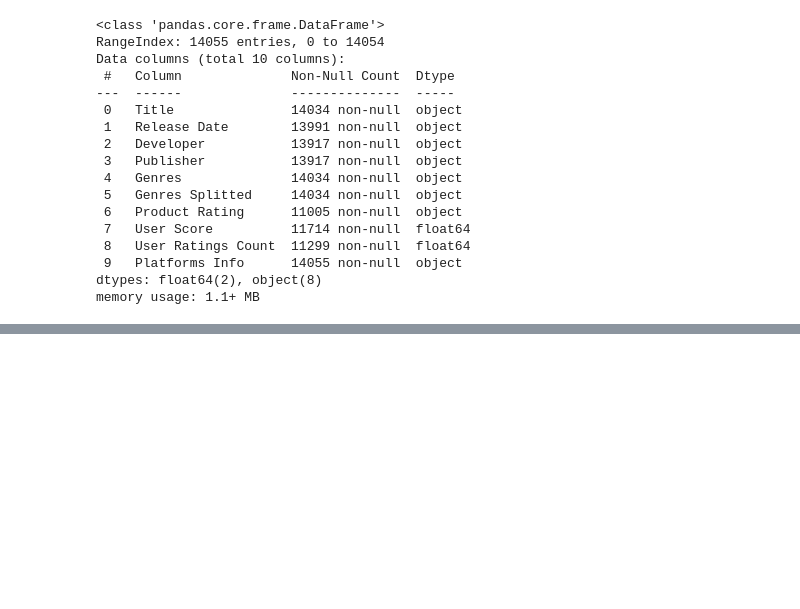
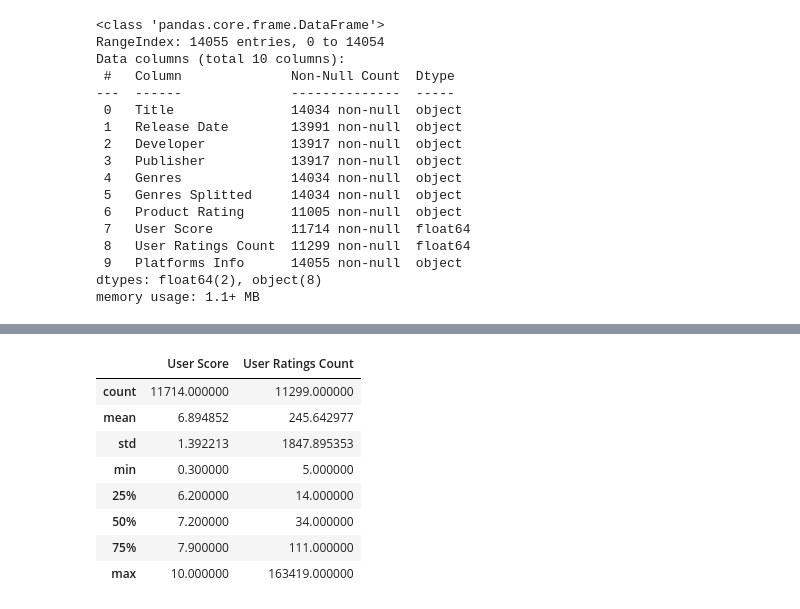
Before and after one commit to DustySpartan32/Portfolio---Data-Analyst, a Jupyter notebook: Workbook.ipynb, the cells around one changed output, grey strips where cells are left out. Saved outputs shown, nothing was run; the diff lists cells and outputs as text; code cells hidden in the pictures; blank space fills up the shorter version.

```diff
--- a/Workbook.ipynb
+++ b/Workbook.ipynb
@@ -46,0 +104,13 @@ memory usage: 1.1+ MB
+# %%
+user_scoring_summary = df[['Publisher', 'User Score', 'User Ratings Count']].describe()
+user_scoring_summary
+# %% [output]
+|  | User Score | User Ratings Count |
+| count | 11714.000000 | 11299.000000 |
+| mean | 6.894852 | 245.642977 |
+| std | 1.392213 | 1847.895353 |
+| min | 0.300000 | 5.000000 |
+| 25% | 6.200000 | 14.000000 |
+| 50% | 7.200000 | 34.000000 |
+| 75% | 7.900000 | 111.000000 |
+| max | 10.000000 | 163419.000000 |
```
Also changed, not shown: parts of 8 cells of this notebook.
